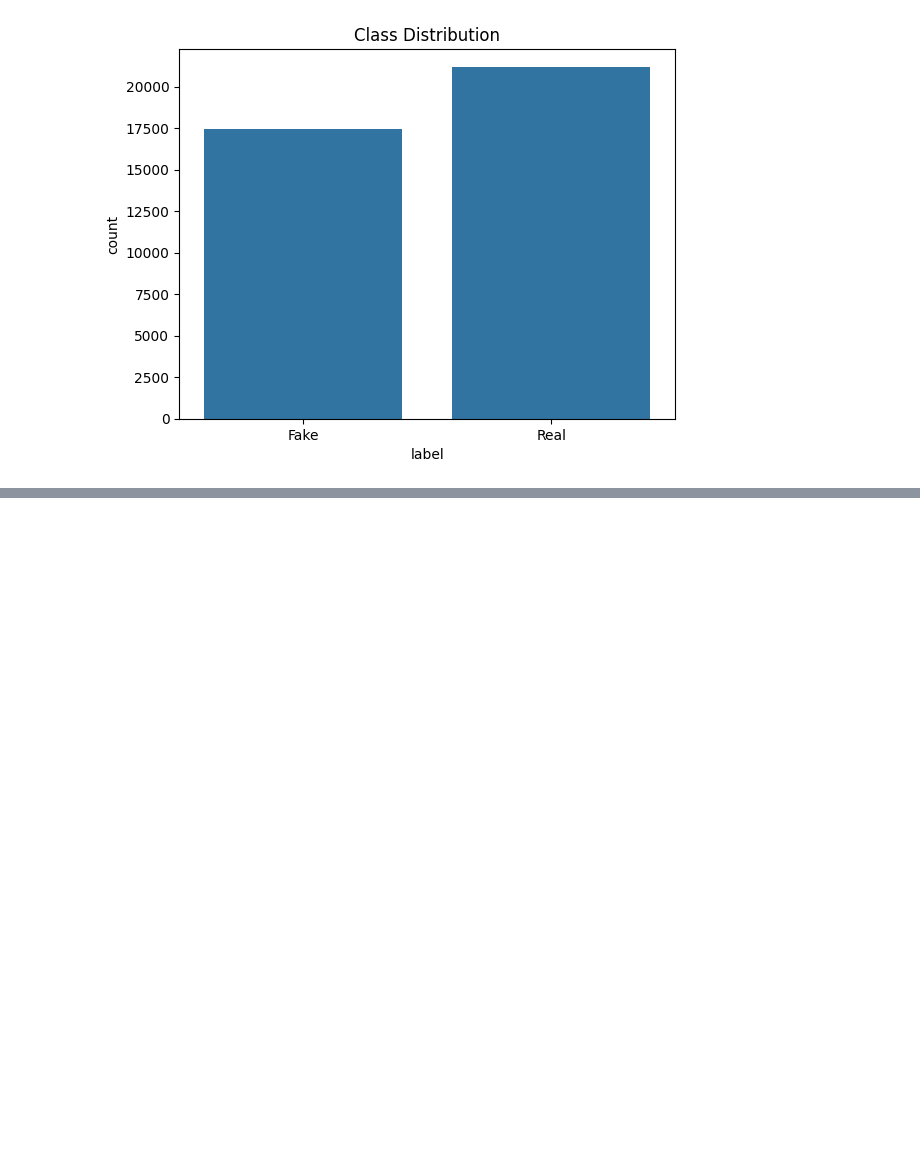
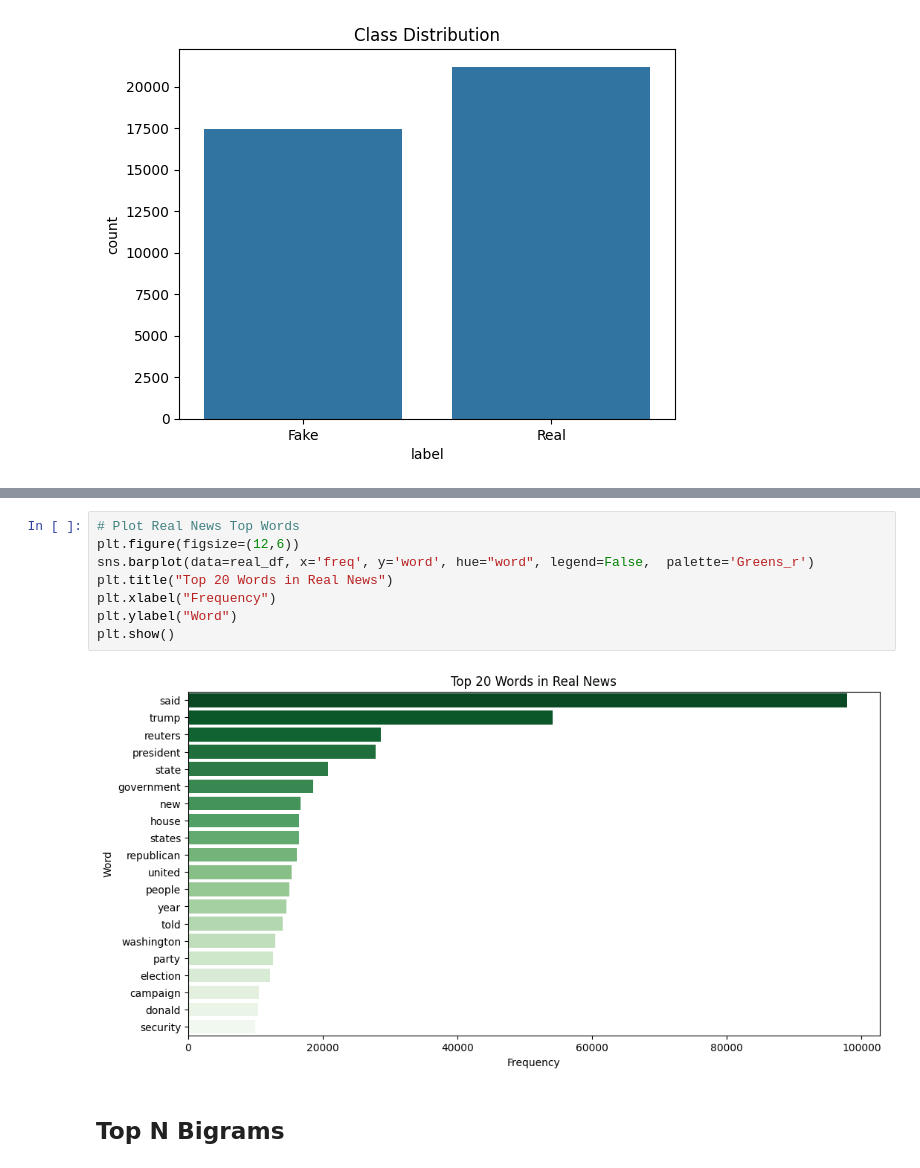
Before and after one commit to subeshyadav3/fake-news-classifier-nlp, a Jupyter notebook: fake-news-classifier-nlp/notebooks/fake_news_detection.ipynb, the cells around one changed output, grey strips where cells are left out. Drawn from its saved outputs; the diff is of its cells as text; blank space fills up the shorter version.

```diff
--- a/fake-news-classifier-nlp/notebooks/fake_news_detection.ipynb
+++ b/fake-news-classifier-nlp/notebooks/fake_news_detection.ipynb
@@ -136,0 +199,12 @@ plt.show()
+# %%
+# Plot Real News Top Words
+plt.figure(figsize=(12,6))
+sns.barplot(data=real_df, x='freq', y='word', hue="word", legend=False,  palette='Greens_r')
+plt.title("Top 20 Words in Real News")
+plt.xlabel("Frequency")
+plt.ylabel("Word")
+plt.show()
+# %% [output]
+[figure, added]
+# %% [markdown]
+## Top N Bigrams
```
Also changed, not shown: parts of 18 cells of this notebook.
